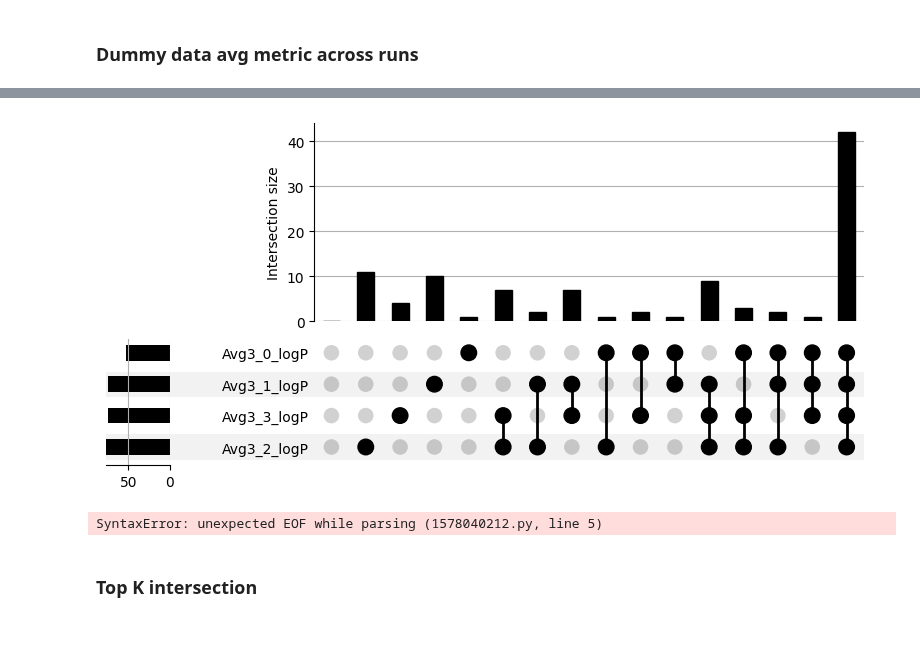
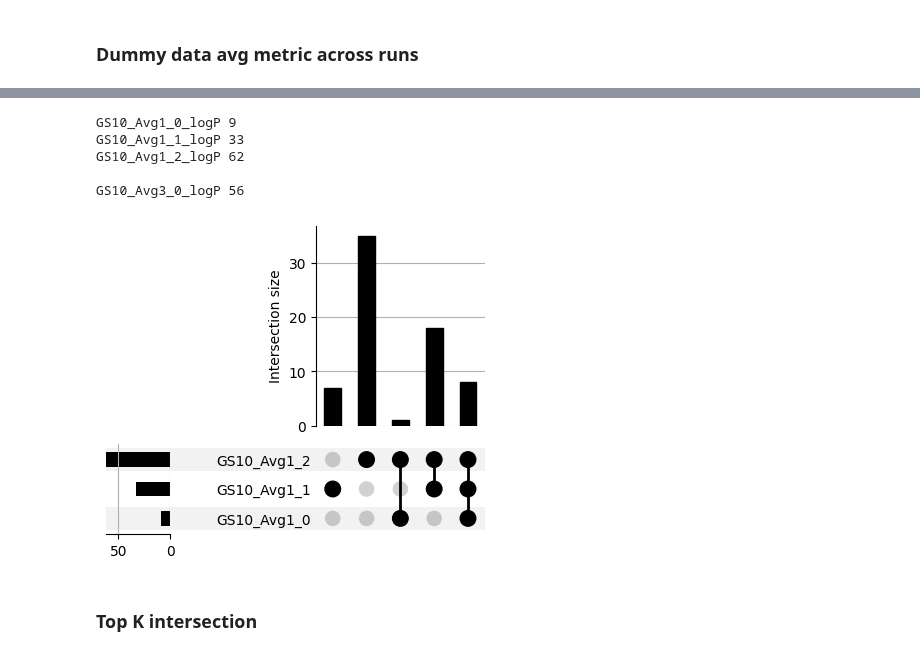
Before and after one commit to titoghose/GWANN, a Jupyter notebook: Code_AD/sensitivity_plots.ipynb, the cells around one changed output, grey strips where cells are left out. Cells and saved outputs as stored; diff of their text form; code cells hidden in the pictures.

```diff
--- a/Code_AD/sensitivity_plots.ipynb
+++ b/Code_AD/sensitivity_plots.ipynb
@@ -632,9 +624,18 @@ for tseed, rseed in zip(tseeds, rseeds):
 dummy_df.set_index('Gene', inplace=True)
 # %%
 from post_hoc import EstimatePValue
-r = 3
-for ci, c in enumerate(combinations(dummy_df.columns[:4], r)):
-    dummy_df[f'Avg{r}_{ci}'] = np.mean(-1*dummy_df[list(c)].values, axis=1)
-    ep = EstimatePValue(null_accs=dummy_df[f'Avg{r}_{ci}'].values,
-                        greater_is_better=False)
-    comb_df[f'Avg{r}_{ci}_logP'] = -np.log10(comb_df[f'Avg{r}_{ci}'].apply(lambda x: ep.estimate(-1*x)).values)
+for gs in grp_sizes:
+    cols = [c for c in comb_df.columns if c.startswith(f'GS{gs}_')]
+    for r in [1, 3]:
+        for ci in range(0, len(rseeds), r):
+
+            c = cols[ci:ci+r]
+
+            sign = 1 if greater_is_better else -1
+
+            dummy_df[f'GS{gs}_Avg{r}_{ci}'] = sign*np.mean(dummy_df[list(c)].values, axis=1)
+
+            ep = EstimatePValue(null_accs=dummy_df[f'GS{gs}_Avg{r}_{ci}'].values,
+                                greater_is_better=greater_is_better)
+
+            comb_df[f'GS{gs}_Avg{r}_{ci}_logP'] = -np.log10(comb_df[f'GS{gs}_Avg{r}_{ci}'].apply(lambda x: ep.estimate(sign*x)).values)
@@ -649,22 +642,24 @@ plt.close()
 # %%
-hit_dict = {}
-for r in range(4):
-    key = f'Avg3_{r}_logP'
-    glist = comb_df.loc[comb_df[key] > -np.log10(7.05965407695023e-07)].index.values
-    glist = set([g.split('_')[0] for g in glist])
-    hit_dict[key] = glist
-upset_data = upsetplot.from_contents(hit_dict)
-up = upsetplot.plot(upset_data, include_empty_subsets=True)
+for r in [1, 3]:
+    cols = [c for c in comb_df.columns if (f'Avg{r}' in c and c.endswith('logP'))]
+    hit_dict = {}
+    for key in cols:
+        glist = comb_df.loc[comb_df[key] > -np.log10(7.05965407695023e-07)].index.values
+        glist = set([g.split('_')[0] for g in glist])
+        hit_dict[key.replace('_logP', '')] = glist
+        print(key, len(glist))
+    print()
+    if len(cols) >= 2:
+        upset_data = upsetplot.from_contents(hit_dict)
+        up = upsetplot.plot(upset_data, include_empty_subsets=False, sort_categories_by='input')
+        plt.savefig(f'Avg{r}_hit_overlap.png', dpi=200)
 # %% [output]
+GS10_Avg1_0_logP 9
+GS10_Avg1_1_logP 33
+GS10_Avg1_2_logP 62
+
+GS10_Avg3_0_logP 56
-[figure, old version]
+[figure, new version]
-# %%
-common_hits = {}
-for h in hit_dict.values():
-    if len(common_hits) == 0:
-        common_hits = h
-    else:
-# %% [output]
-SyntaxError: unexpected EOF while parsing (1578040212.py, line 5)
 # %% [markdown]
 ### Top K intersection
 # %%
```
Also changed, not shown: parts of 16 cells of this notebook, 4 other files.
